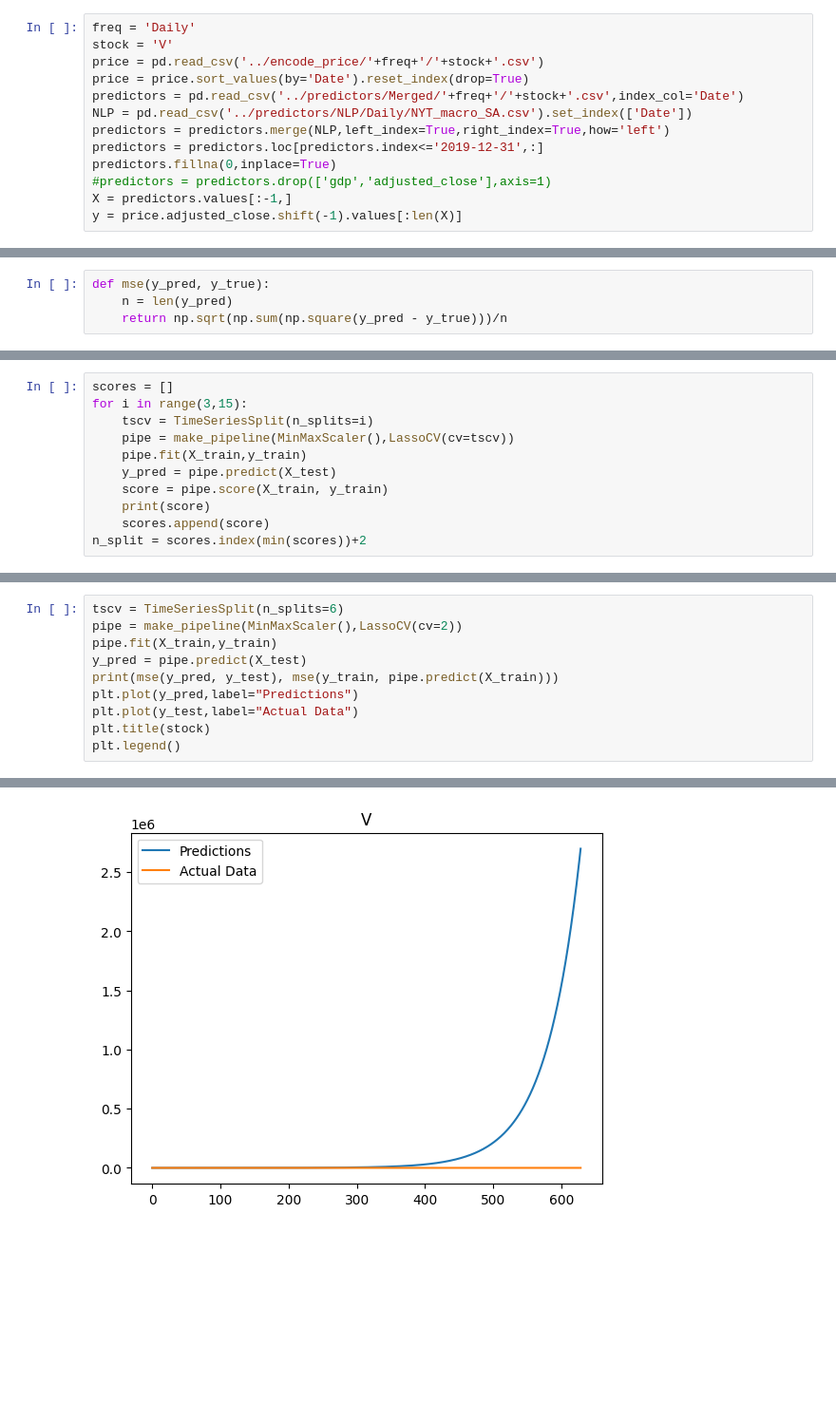
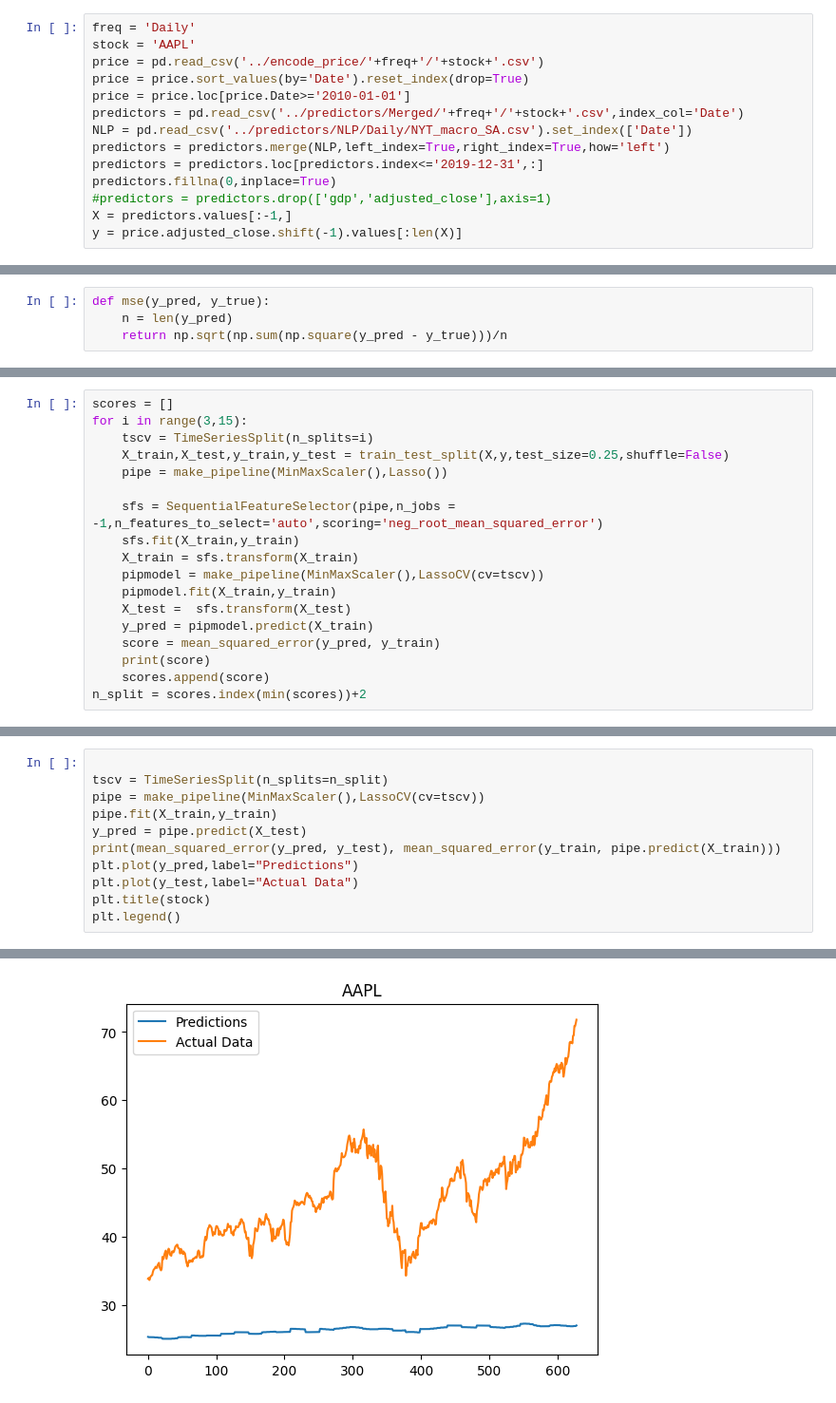
Before and after one commit to ElinorCheng/STA561, a Jupyter notebook: ModelFitting/LinearRegression.ipynb, the cells around one changed output, grey strips where cells are left out. Shown at 95% size. Cells and saved outputs as stored; diff of their text form; blank space fills up the shorter version.

Commit message:
feature selection -Lasso

```diff
--- a/ModelFitting/LinearRegression.ipynb
+++ b/ModelFitting/LinearRegression.ipynb
@@ -6,9 +6,10 @@ import numpy as np
 - Stock Price
 # %%
 freq = 'Daily'
-stock = 'V'
+stock = 'AAPL'
 price = pd.read_csv('../encode_price/'+freq+'/'+stock+'.csv')
 price = price.sort_values(by='Date').reset_index(drop=True)
+price = price.loc[price.Date>='2010-01-01']
 predictors = pd.read_csv('../predictors/Merged/'+freq+'/'+stock+'.csv',index_col='Date')
 NLP = pd.read_csv('../predictors/NLP/Daily/NYT_macro_SA.csv').set_index(['Date'])
 predictors = predictors.merge(NLP,left_index=True,right_index=True,how='left')
@@ -40,10 +44,17 @@ def mse(y_pred, y_true):
 scores = []
 for i in range(3,15):
     tscv = TimeSeriesSplit(n_splits=i)
-    pipe = make_pipeline(MinMaxScaler(),LassoCV(cv=tscv))
-    pipe.fit(X_train,y_train)
-    y_pred = pipe.predict(X_test)
-    score = pipe.score(X_train, y_train)
+    X_train,X_test,y_train,y_test = train_test_split(X,y,test_size=0.25,shuffle=False)
+    pipe = make_pipeline(MinMaxScaler(),Lasso())
+
+    sfs = SequentialFeatureSelector(pipe,n_jobs = -1,n_features_to_select='auto',scoring='neg_root_mean_squared_error')
+    sfs.fit(X_train,y_train)
+    X_train = sfs.transform(X_train)
+    pipmodel = make_pipeline(MinMaxScaler(),LassoCV(cv=tscv))
+    pipmodel.fit(X_train,y_train)
+    X_test =  sfs.transform(X_test)
+    y_pred = pipmodel.predict(X_train)
+    score = mean_squared_error(y_pred, y_train)
     print(score)
     scores.append(score)
 n_split = scores.index(min(scores))+2
@@ -63,9 +76,10 @@ n_split = scores.index(min(scores))+2
 # %%
-tscv = TimeSeriesSplit(n_splits=6)
-pipe = make_pipeline(MinMaxScaler(),LassoCV(cv=2))
+
+tscv = TimeSeriesSplit(n_splits=n_split)
+pipe = make_pipeline(MinMaxScaler(),LassoCV(cv=tscv))
 pipe.fit(X_train,y_train)
 y_pred = pipe.predict(X_test)
-print(mse(y_pred, y_test), mse(y_train, pipe.predict(X_train)))
+print(mean_squared_error(y_pred, y_test), mean_squared_error(y_train, pipe.predict(X_train)))
 plt.plot(y_pred,label="Predictions")
 plt.plot(y_test,label="Actual Data")
 plt.title(stock)
@@ -75,2 +89,2 @@ plt.legend()
 <matplotlib.legend.Legend at 0x...>
-[figure, old version]
+[figure, new version]
```
Also changed, not shown: parts of 7 cells of this notebook.
